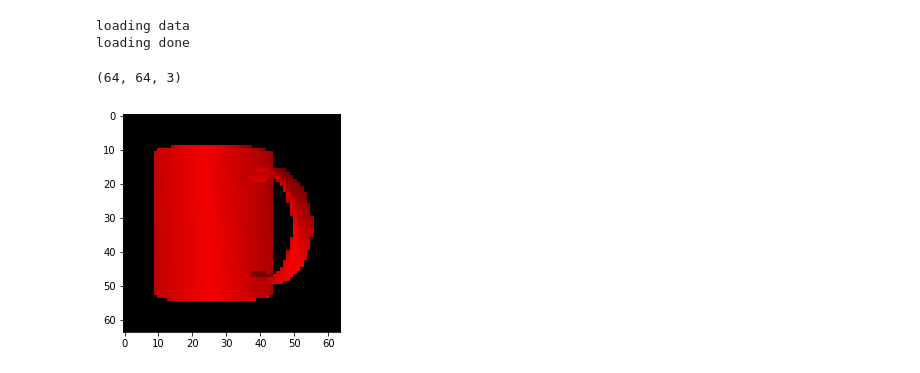
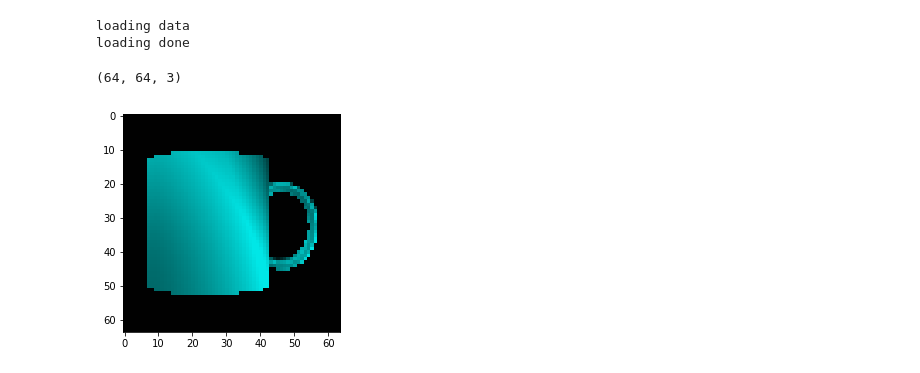
Before and after one commit to Chinmay26/Multi-Viewpoint-Image-generation, a Jupyter notebook: trainers/AutoEncoder.ipynb, the cells around one changed output. Cells and saved outputs as stored; diff of their text form; code cells hidden in the pictures.

```diff
--- a/trainers/AutoEncoder.ipynb
+++ b/trainers/AutoEncoder.ipynb
@@ -40,13 +40,13 @@ loading data
 loading done
 # %%
 #this part is to visulize image
-tmp = imageset[6160][...,::-1]
+tmp = imageset[6920][...,::-1]
 print tmp.shape
 plt.imshow(tmp)
 plt.show()
 # %% [output]
 (64, 64, 3)
-[figure, old version]
+[figure, new version]
 # %%
 #First 170 folders. 170*36 = 6120 images would be used for training
 # rest 46 folders would be used for testing
```
Also changed, not shown: parts of 12 cells of this notebook.
